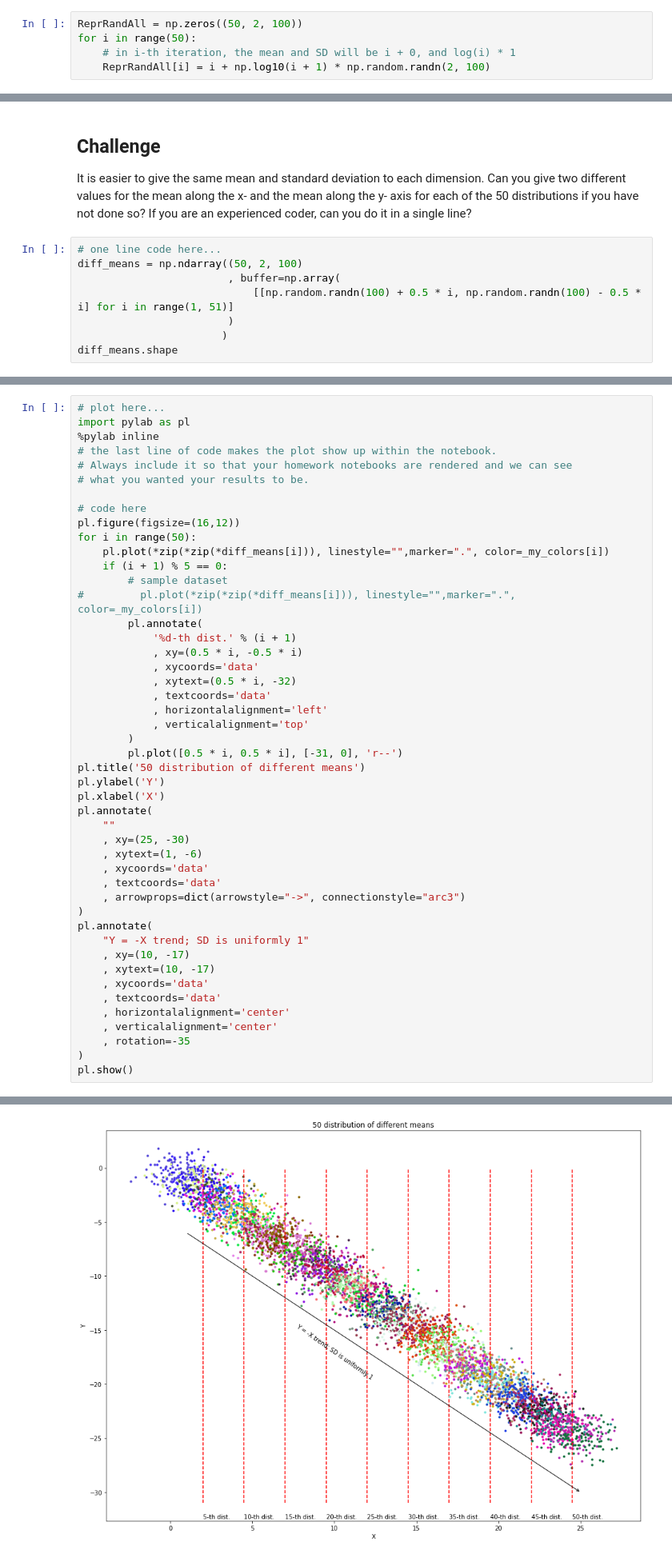
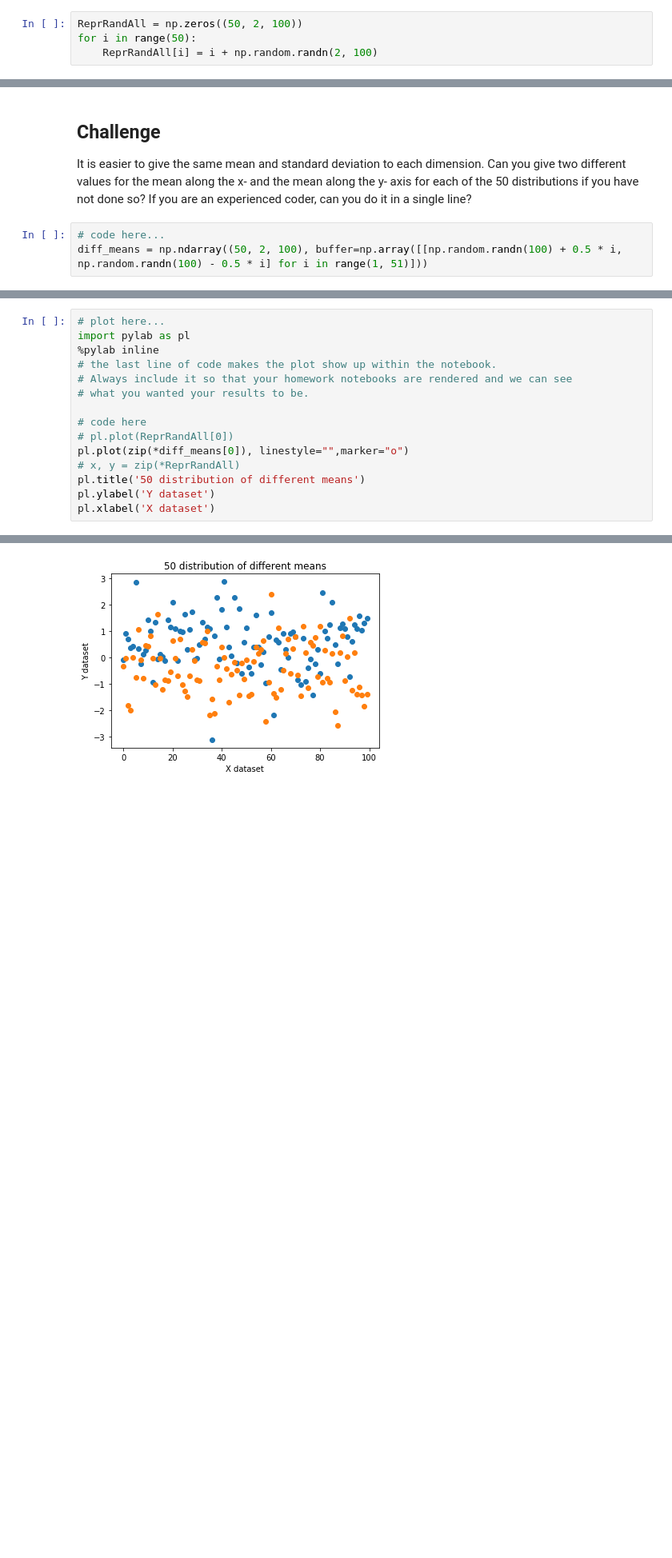
Before and after one commit to sunghoonyang/gallery-in-jupyter, a Jupyter notebook: fall18/principles_of_urban_informatics/hw1/basic_viz.ipynb, the cells around one changed output, grey strips where cells are left out. Shown at 80% size. Cells and saved outputs as stored; diff of their text form; blank space fills up the shorter version.

```diff
--- a/fall18/principles_of_urban_informatics/hw1/basic_viz.ipynb
+++ b/fall18/principles_of_urban_informatics/hw1/basic_viz.ipynb
@@ -59,7 +59,6 @@ You can do it in a for loop. The first line of code I included generates an arra
 # %%
 ReprRandAll = np.zeros((50, 2, 100))
 for i in range(50):
-    # in i-th iteration, the mean and SD will be i + 0, and log(i) * 1
-    ReprRandAll[i] = i + np.log10(i + 1) * np.random.randn(2, 100)
+    ReprRandAll[i] = i + np.random.randn(2, 100)
 # %%
 calc_mean = lambda x: x.mean()
@@ -165,11 +108,6 @@ pl.clf()
 
 It is easier to give the same mean and standard deviation to each dimension. Can you give two different values for the mean along the x- and the mean along the y- axis for each of the 50 distributions if you have not done so? If you are an experienced coder, can you do it in a single line?
 # %%
-# one line code here...
-diff_means = np.ndarray((50, 2, 100)
-                        , buffer=np.array(
-                            [[np.random.randn(100) + 0.5 * i, np.random.randn(100) - 0.5 * i] for i in range(1, 51)]
-                        )
-                       )
-diff_means.shape
+# code here...
+diff_means = np.ndarray((50, 2, 100), buffer=np.array([[np.random.randn(100) + 0.5 * i, np.random.randn(100) - 0.5 * i] for i in range(1, 51)]))
 # %% [output]
@@ -198,43 +137,11 @@ import pylab as pl
 # what you wanted your results to be.
 
 # code here
-pl.figure(figsize=(16,12))
-for i in range(50):
-    pl.plot(*zip(*zip(*diff_means[i])), linestyle="",marker=".", color=_my_colors[i])
-    if (i + 1) % 5 == 0:
-        # sample dataset
-#         pl.plot(*zip(*zip(*diff_means[i])), linestyle="",marker=".", color=_my_colors[i])
-        pl.annotate(
-            '%d-th dist.' % (i + 1)
-            , xy=(0.5 * i, -0.5 * i)
-            , xycoords='data'
-            , xytext=(0.5 * i, -32)
-            , textcoords='data'
-            , horizontalalignment='left'
-            , verticalalignment='top'
-        )
-        pl.plot([0.5 * i, 0.5 * i], [-31, 0], 'r--')
+# pl.plot(ReprRandAll[0])
+pl.plot(zip(*diff_means[0]), linestyle="",marker="o")
+# x, y = zip(*ReprRandAll)
 pl.title('50 distribution of different means')
-pl.ylabel('Y')
-pl.xlabel('X')
-pl.annotate(
-    ""
-    , xy=(25, -30)
-    , xytext=(1, -6)
-    , xycoords='data'
-    , textcoords='data'
-    , arrowprops=dict(arrowstyle="->", connectionstyle="arc3")
-)
-pl.annotate(
-    "Y = -X trend; SD is uniformly 1"
-    , xy=(10, -17)
-    , xytext=(10, -17)
-    , xycoords='data'
-    , textcoords='data'
-    , horizontalalignment='center'
-    , verticalalignment='center'
-    , rotation=-35
-)
-pl.show()
+pl.ylabel('Y dataset')
+pl.xlabel('X dataset')
 # %% [output]
 Populating the interactive namespace from numpy and matplotlib
@@ -241 +149 @@ Populating the interactive namespace from numpy and matplotlib
-[figure, old version]
+[figure, new version]
```
Also changed, not shown: parts of 9 cells of this notebook, 2 other files.
